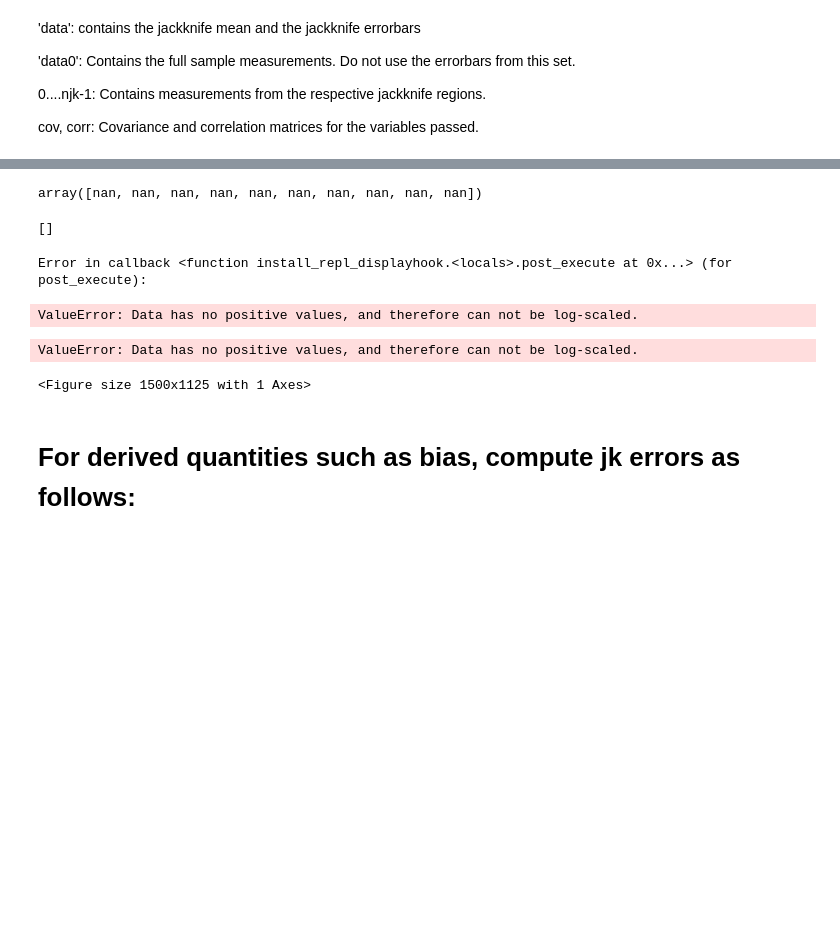
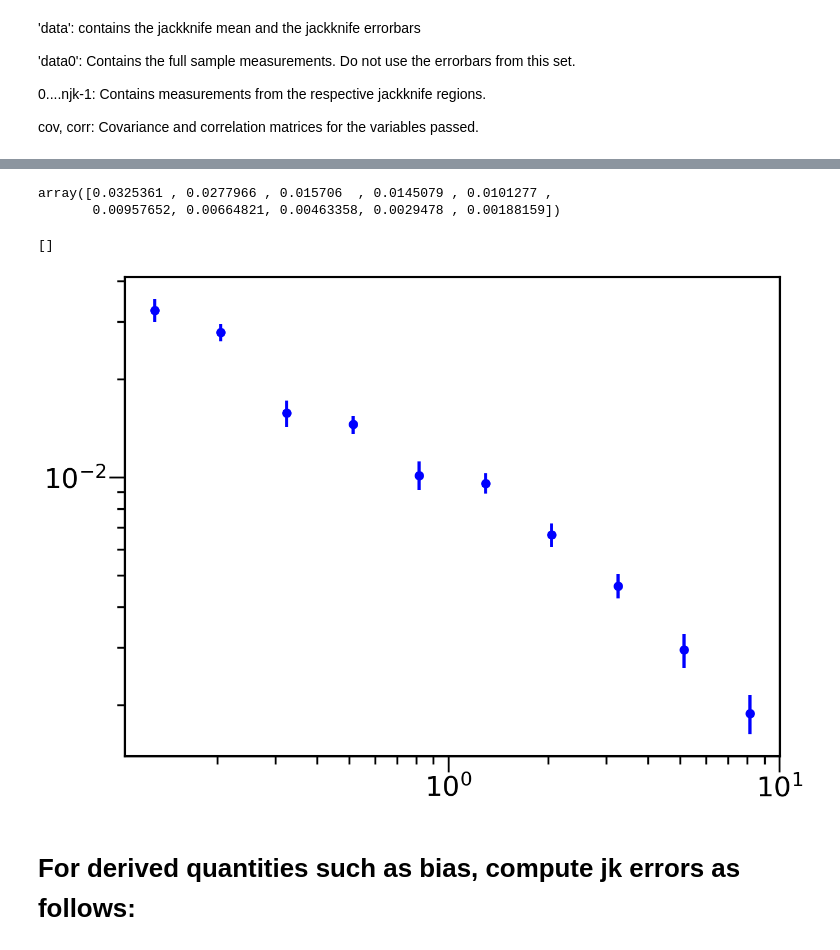
Before and after one commit to sukhdeep2/corr_pc, a Jupyter notebook: Process PC data_ED.ipynb, the cells around one changed output, grey strips where cells are left out. Saved outputs shown, nothing was run; the diff lists cells and outputs as text; code cells hidden in the pictures; blank space fills up the shorter version.

```diff
--- a/Process PC data_ED.ipynb
+++ b/Process PC data_ED.ipynb
@@ -316,17 +316,15 @@ loglog()
-# %%
-w_jk['data0']['theta']
-# %% [output]
-array([nan, nan, nan, nan, nan, nan, nan, nan, nan, nan])
+# %%
+w_jk['data0']['theta']
+# %% [output]
+array([0.0325361 , 0.0277966 , 0.015706  , 0.0145079 , 0.0101277 ,
+       0.00957652, 0.00664821, 0.00463358, 0.0029478 , 0.00188159])
 # %%
 rp=w_jk['data0']['rp']
-errorbar(rp,rp*w_jk['data0']['theta'],rp*w_jk['data']['theta_err'],fmt='bo')
+errorbar(rp,(w_jk['data0']['theta']),w_jk['data']['theta_err'],fmt='bo')
 loglog()
 # %% [output]
 []
-Error in callback <function install_repl_displayhook.<locals>.post_execute at 0x...> (for post_execute):
-ValueError: Data has no positive values, and therefore can not be log-scaled.
-ValueError: Data has no positive values, and therefore can not be log-scaled.
-<Figure size 1500x1125 with 1 Axes>
+[figure, added]
 # %% [markdown]
 # For derived quantities such as bias, compute jk errors as follows:
 # %%
```
Also changed, not shown: parts of 14 cells of this notebook, 3 other files.
